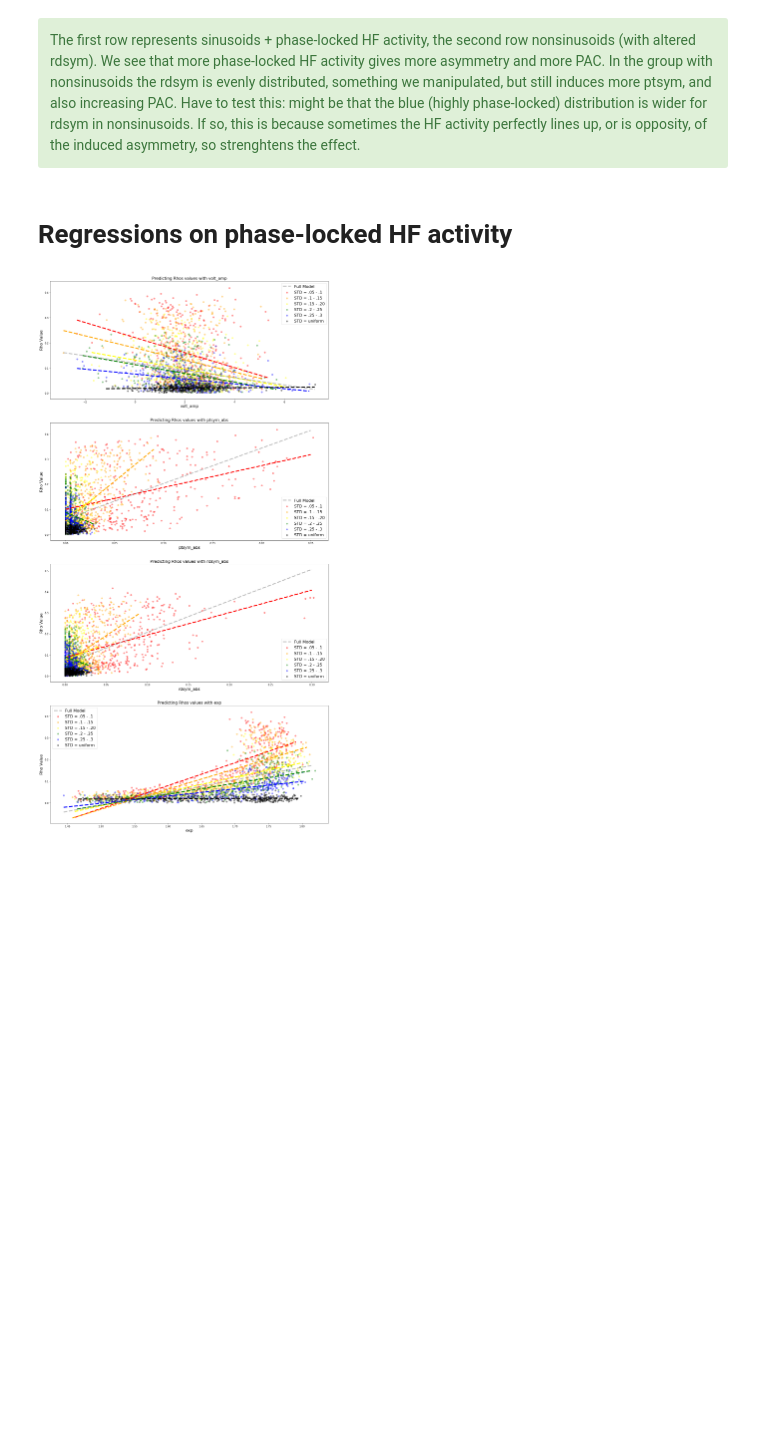
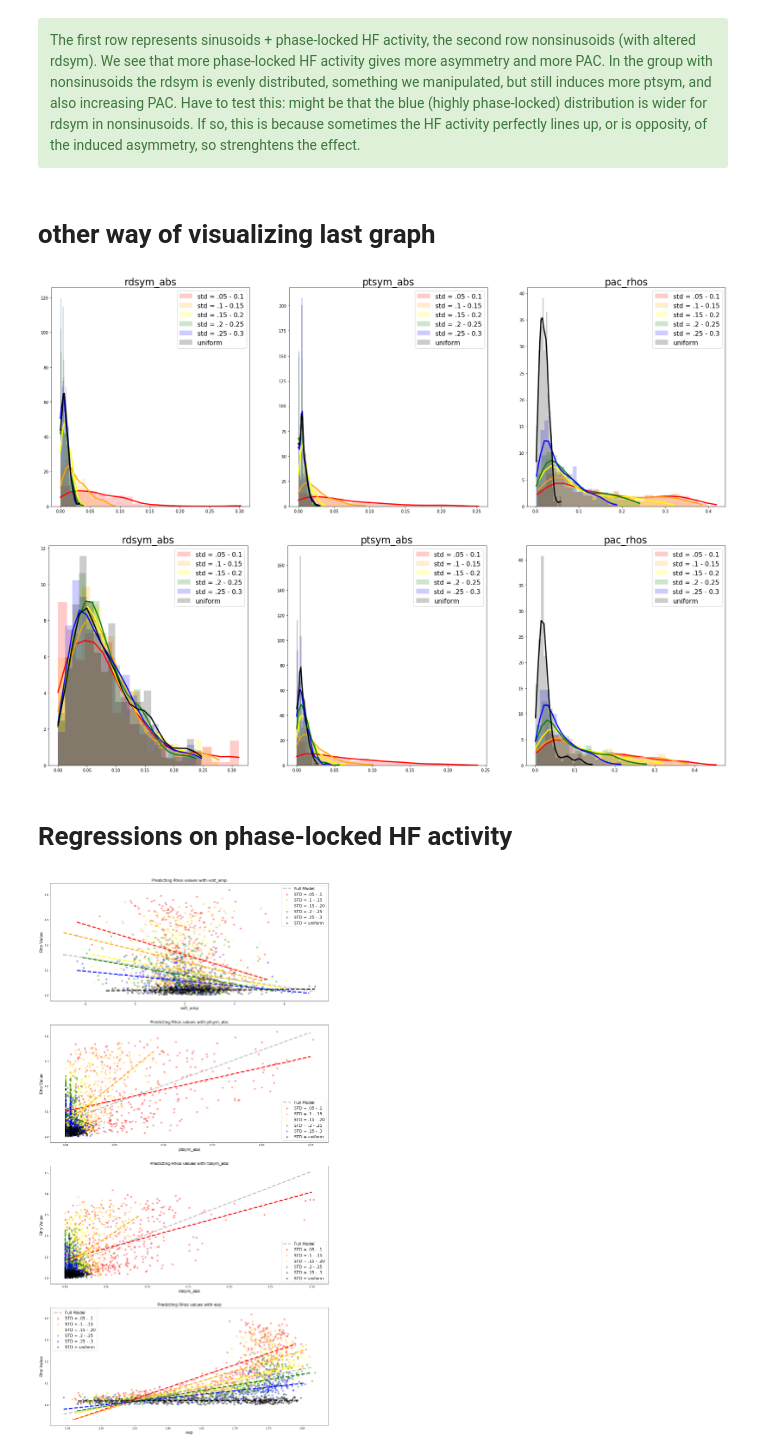
Before and after one commit to JaapVanDerAar/project_pac, a Jupyter notebook: pac_jupyter/10.1 Results simulated data. Asine, exponent [-2, -1.5], STD [.05 - .29 & 1] .ipynb, the cells around one changed output. Saved outputs shown, nothing was run; the diff lists cells and outputs as text; code cells hidden in the pictures; blank space fills up the shorter version.

```diff
--- a/pac_jupyter/10.1 Results simulated data. Asine, exponent [-2, -1.5], STD [.05 - .29 & 1] .ipynb
+++ b/pac_jupyter/10.1 Results simulated data. Asine, exponent [-2, -1.5], STD [.05 - .29 & 1] .ipynb
@@ -239,6 +276,66 @@ for gr in range(2):
  <div class="alert alert-success">
 The first row represents sinusoids + phase-locked HF activity, the second row nonsinusoids (with altered rdsym). We see that more phase-locked HF activity gives more asymmetry and more PAC. In the group with nonsinusoids the rdsym is evenly distributed, something we manipulated, but still induces more ptsym, and also increasing PAC. Have to test this: might be that the blue (highly phase-locked) distribution is wider for rdsym in nonsinusoids. If so, this is because sometimes the HF activity perfectly lines up, or is opposity, of the induced asymmetry, so strenghtens the effect.
 </div>
+# %% [markdown]
+# other way of visualizing last graph
+# %%
+# manually set which columns you want to plot
+hist_list = ['rdsym_abs', 'ptsym_abs', 'pac_rhos']
+std_list = np.arange(5,35,5) / 100
+label_name = ['std = .05 - 0.1', 'std = .1 - 0.15', 'std = .15 - 0.2', 'std = .2 - 0.25', 'std = .25 - 0.3']
+color_name = ['red', 'orange', 'yellow', 'green', 'blue']
+
+for gr in range(2):
+
+    simulation_features = sine_or_asine[gr]
+
+    kwargs = dict(alpha=0.2, density=True, bins=20)
+
+    plt.figure(figsize=(30,10))
+    for ii in range(len(hist_list)):
+
+        for sd in range(len(std_list) -1):
+
+            # subplots 3x3
+            plt.subplot(1,3,ii+1)
+            #xticks([]), yticks([])
+
+            n, x, _ = plt.hist(simulation_features[(simulation_features['firing_std']>= std_list[sd]) &
+                                         (simulation_features['firing_std']<std_list[sd+1])][hist_list[ii]],
+                                         color=color_name[sd], label = label_name[sd], **kwargs)
+
+            density = stats.gaussian_kde(
+                simulation_features[(simulation_features['firing_std']>= std_list[sd]) &
+                                    (simulation_features['firing_std']<std_list[sd+1])][hist_list[ii]])
+
+            plt.plot(x, density(x), color=color_name[sd], linewidth=3)
+
+#             plt.axvline(np.median(simulation_features[(simulation_features['firing_std']>= std_list[sd]) &
+#                                                       (simulation_features['firing_std']<std_list[sd+1])][hist_list[ii]]),
+#                                                      color=color_name[sd], linestyle='dashed', linewidth=2)
+
+        n, x, _ = plt.hist(simulation_features[simulation_features['firing_std']== 1][hist_list[ii]],
+         color='black', label = 'uniform', **kwargs)
+
+        density = stats.gaussian_kde(
+            simulation_features[simulation_features['firing_std']== 1][hist_list[ii]])
+
+        plt.plot(x, density(x), color='black', linewidth=3)
+
+#         plt.axvline(np.median(simulation_features[simulation_features['firing_std']== 1][hist_list[ii]]),
+#             color='black', linestyle='dashed', linewidth=2)
+
+#         # print statistics
+#         stats = f_oneway(features_df[features_df['Clusters']==0][features_df.columns[jj]],
+#                 features_df[features_df['Clusters']==1][features_df.columns[jj]],
+#                 features_df[features_df['Clusters']==13][features_df.columns[jj]])
+
+        # plt.title(features_df.columns[jj] + '  ' + 'pval = ' + str(stats[1]), size=16)
+        plt.legend(fontsize=16)
+        plt.title(hist_list[ii], size=24)
+# %% [output]
+[figure, added]
+[figure, added]
 # %% [markdown]
 # Regressions on phase-locked HF activity
 # %%
```
Also changed, not shown: parts of 5 cells of this notebook.
